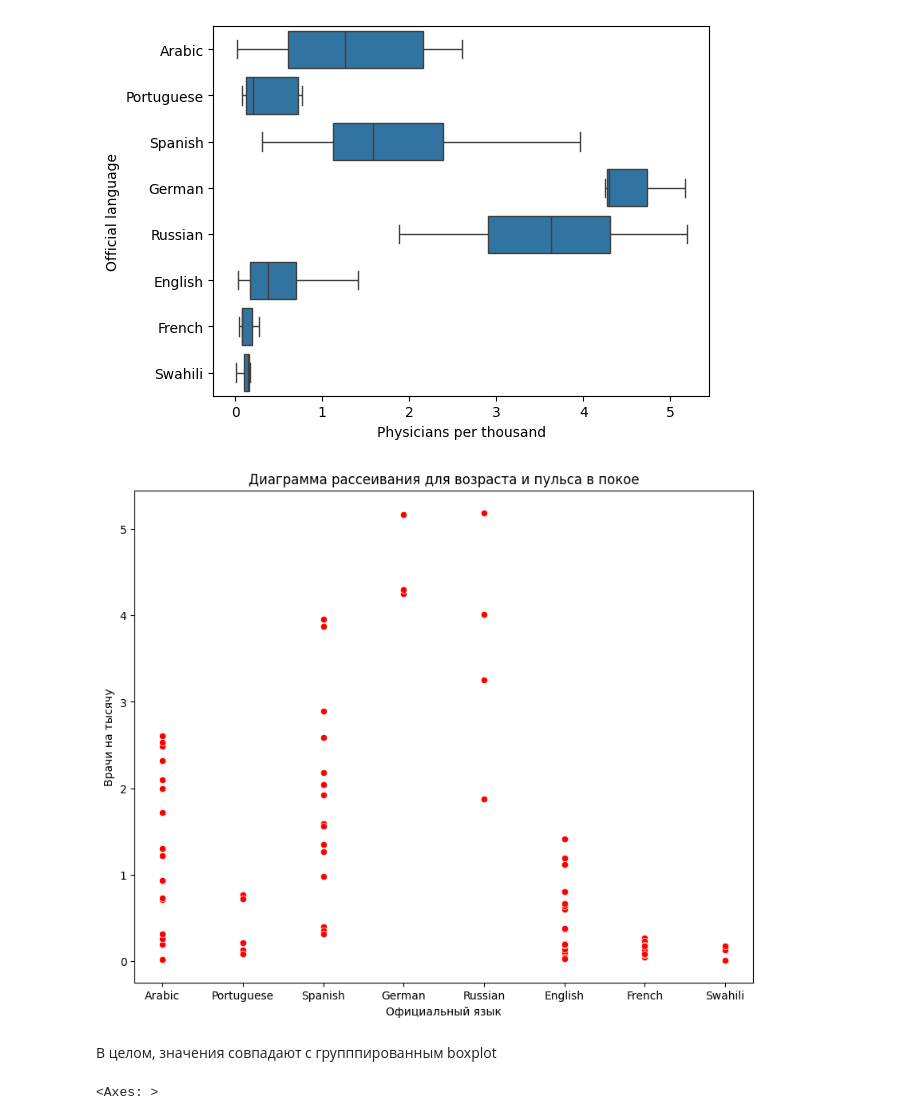
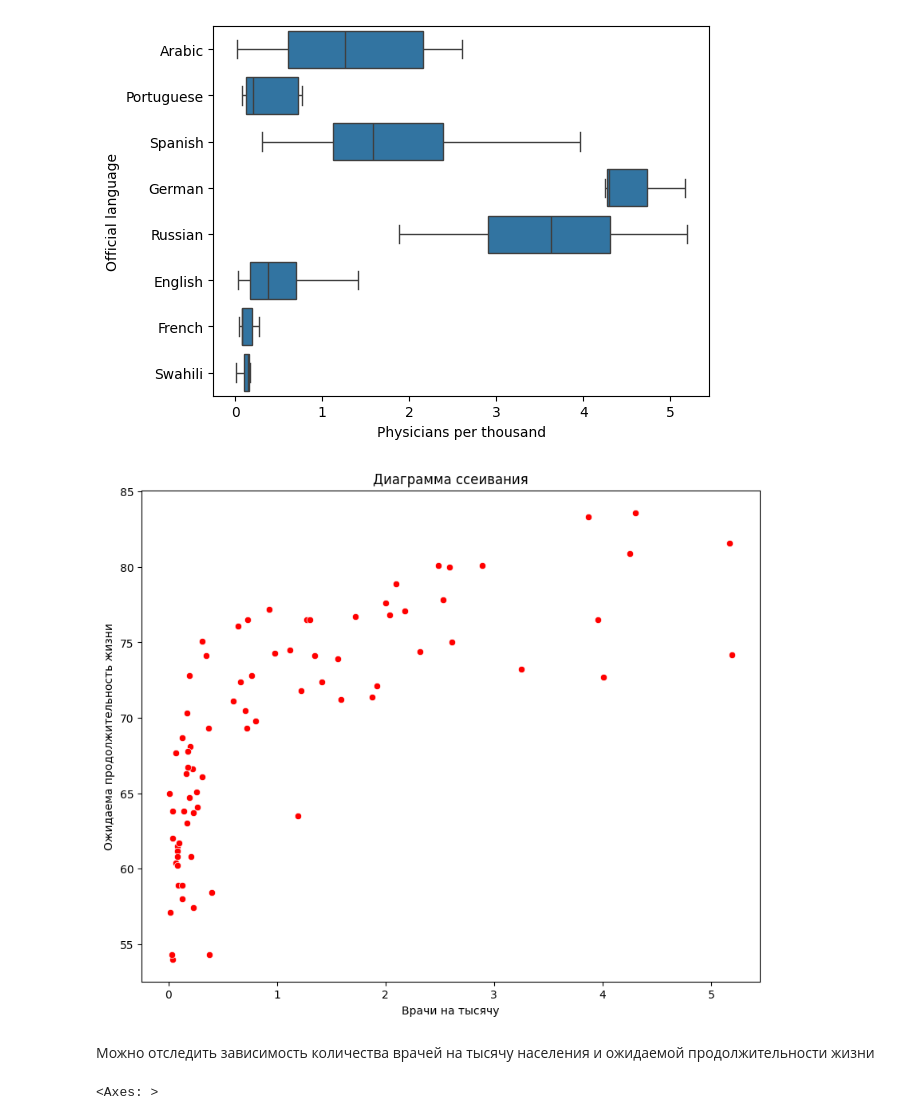
Before and after one commit to KotenQuecotsu/Machine_Learning, a Jupyter notebook: laba2/laba2.ipynb, the cells around one changed output. Drawn from its saved outputs; the diff is of its cells as text; code cells hidden in the pictures.

```diff
--- a/laba2/laba2.ipynb
+++ b/laba2/laba2.ipynb
@@ -257,15 +257,15 @@ sns.boxplot(x = df['Physicians per thousand'], y = df['Official language'])
 [figure]
 # %%
 plt.figure(figsize=(10, 8))
-sns.scatterplot(x='Official language', y='Physicians per thousand', data=df, color='red')
-plt.title('Диаграмма рассеивания для возраста и пульса в покое')
-plt.xlabel('Официальный язык')
-plt.ylabel('Врачи на тысячу')
+sns.scatterplot(x='Physicians per thousand', y='Life expectancy', data=df, color='red')
+plt.title('Диаграмма ссеивания')
+plt.xlabel('Врачи на тысячу')
+plt.ylabel('Ожидаема продолжительность жизни')
 plt.show()
 # %% [output]
-[figure, old version]
+[figure, new version]
-# %% [markdown]
-В целом, значения совпадают с групппированным boxplot
+# %% [markdown]
+Можно отследить зависимость количества врачей на тысячу населения и ожидаемой продолжительности жизни
 # %%
 matrix_for_correlation = df[['Population','Co2-Emissions','Physicians per thousand','Land Area(Km2)','Urban_population','Life expectancy']].corr()
 plt.figure(figsize=(8, 6))
```
Also changed, not shown: parts of 1 cell of this notebook, 2 other files.
